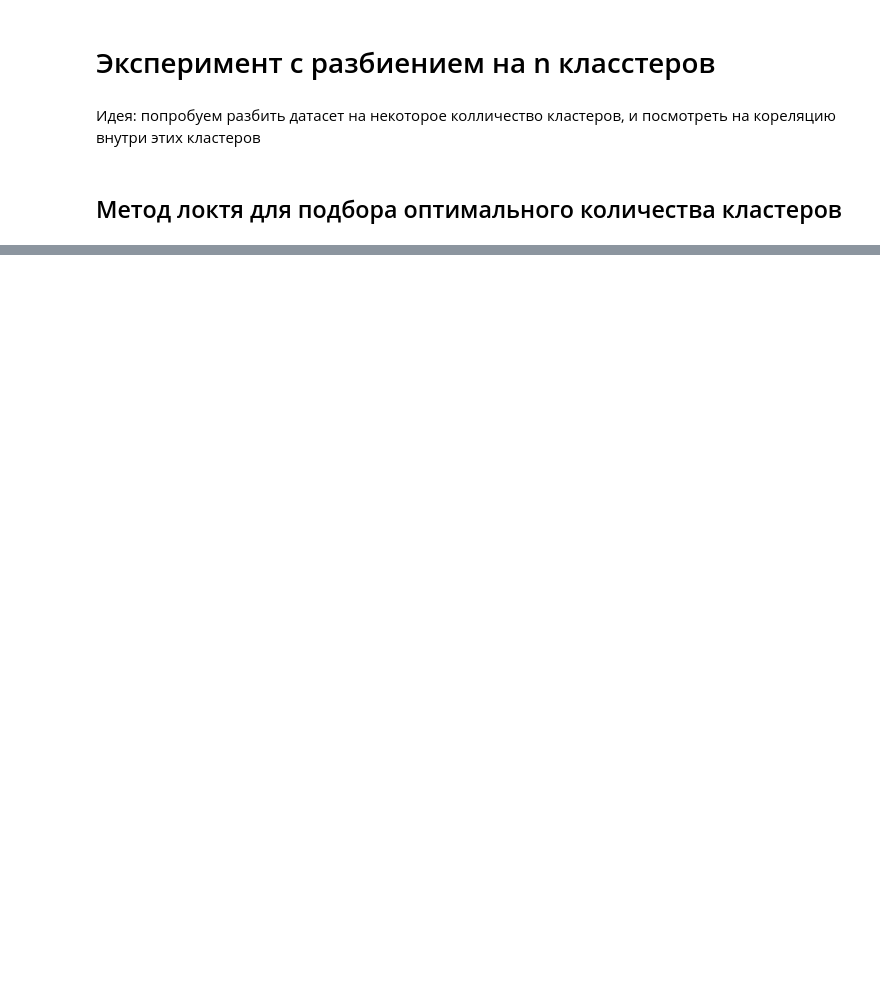
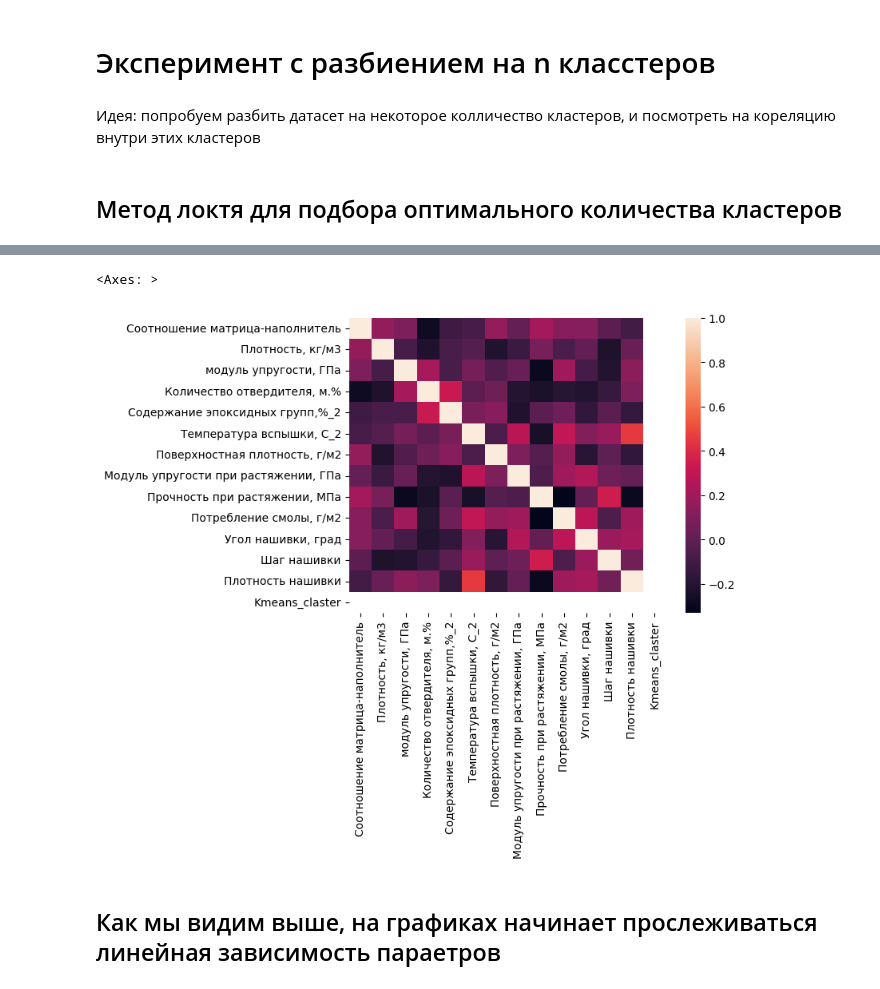
Before and after one commit to cupiscube/Composite_materials, a Jupyter notebook: Composits_2.ipynb, the cells around one changed output, grey strips where cells are left out. Saved outputs shown, nothing was run; the diff lists cells and outputs as text; code cells hidden in the pictures; blank space fills up the shorter version.

```diff
--- a/Composits_2.ipynb
+++ b/Composits_2.ipynb
@@ -184,3 +386,10 @@ sns.pairplot(ds_by_clusters[0], diag_kind='kde')
+# %%
+sns.heatmap(ds_clasters_cor)
+# %% [output]
+<Axes: >
+[figure, added]
+# %% [markdown]
+## Как мы видим выше, на графиках начинает прослеживаться линейная зависимость параетров
 # %%
 columns = ds_by_clusters[0].columns.tolist()
 # %%
```
Also changed, not shown: parts of 44 cells of this notebook.
